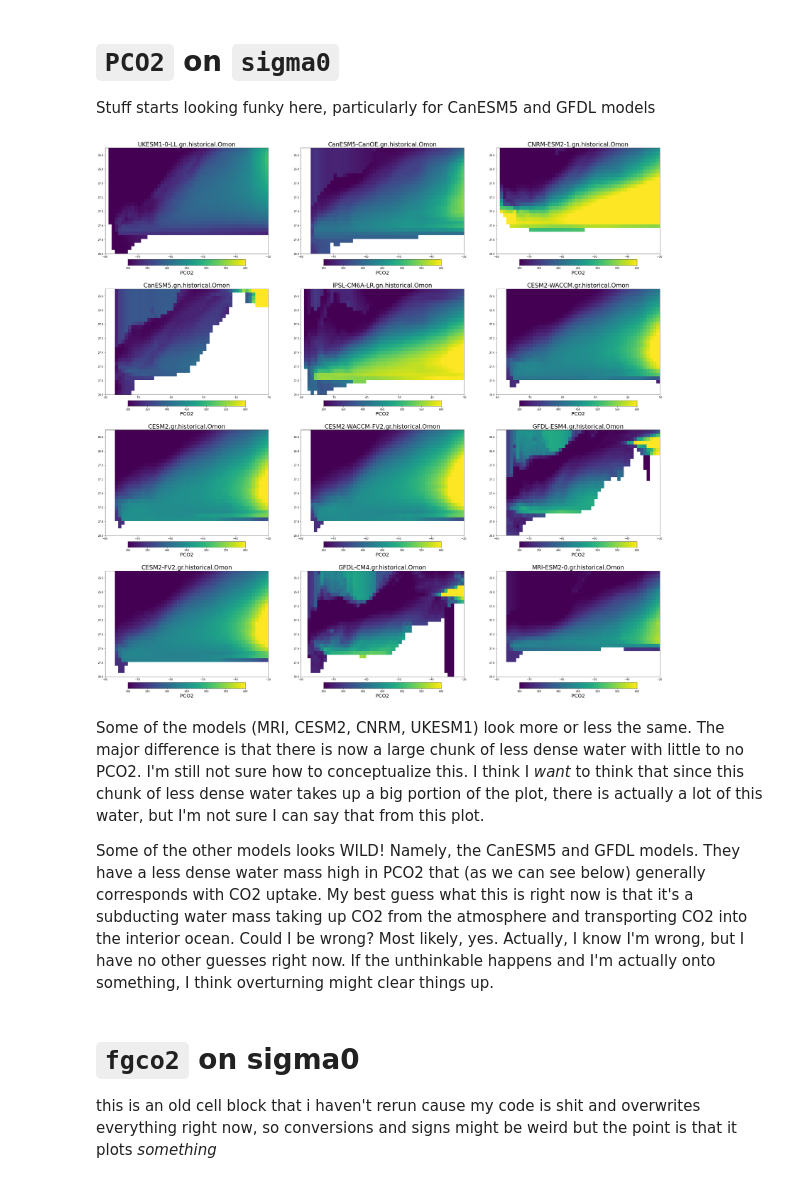
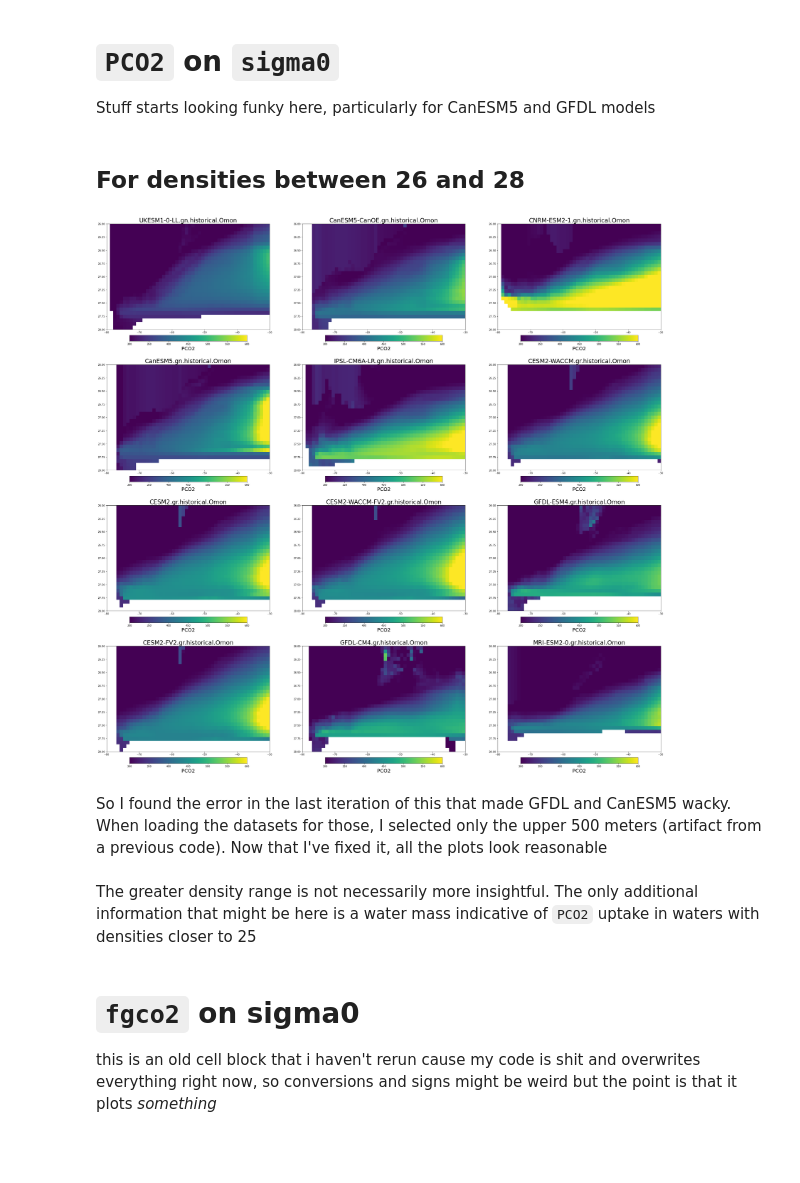
Before and after one commit to abby-baskind/seniorthesis, a Jupyter notebook: notebooks/weight_mean_transform.ipynb, the cells around one changed output. Drawn from its saved outputs; the diff is of its cells as text; code cells hidden in the pictures; blank space fills up the shorter version.

Commit message:
i think these plots are good

```diff
--- a/notebooks/weight_mean_transform.ipynb
+++ b/notebooks/weight_mean_transform.ipynb
@@ -218,39 +249,0 @@ def get_xgcm_special(ds,gridlon='x',gridlat='y',gridlev='lev',periodic=None):
-# %%
-fig, axarr = plt.subplots(nrows = 4, ncols=3, figsize=[40,40])
-target = np.linspace(-2, 30, 60)
-ax_idx = 0 # index for your axes array
-for name, ds in dd.items():
-
-    ax = axarr.flat[ax_idx]
-
-    # Get center and outer z coords
-    ds['lev'] = ds['lev_bounds'].mean('bnds').values
-    ds['lev_outer'] = np.append(ds['lev_bounds'].isel(bnds=0),ds['lev_bounds'].isel(lev=-1,bnds=-1))
-
-    # Generate xgcm grid
-    ds,xgrid = get_xgcm_special(ds,periodic='X')
-    # Create a 3d version of dz
-    ds['dz3d']=ds['dz']*xr.ones_like(ds['PCO2'])
-
-    # Interpolate thetao onto lev_outer
-    ds['thetao_outer'] = xgrid.interp(ds['thetao'], 'Z', boundary='fill')
-    # Need to chunk in lev_outer dimension otherwise transform gets upset
-    ds = ds.chunk({'lev_outer':-1})
-    # Transform dz
-    ds_t = xr.Dataset()
-    ds_t['dz3d'] = xgrid.transform(ds['dz3d'],
-                             'Z',
-                             target,
-                             method='conservative',
-                             target_data=ds['thetao_outer'])
-    # Transform var*dz
-    ds_t['PCO2-dz'] = xgrid.transform(ds['PCO2']*ds['dz3d'],
-                             'Z',
-                             target,
-                             method='conservative',
-                             target_data=ds['thetao_outer'])
-
-    # Now get dz-weighted mean in x
-    ds_t['PCO2'] = ds_t['PCO2-dz'].sum('x')/ds_t['dz3d'].sum('x')
-    ax.pcolormesh(ds_t['PCO2'].y, ds_t['PCO2'].thetao_outer, ds_t['PCO2'].transpose('thetao_outer', 'y'))
-    ax_idx += 1
@@ -259,9 +250,11 @@ for name, ds in dd.items():
 # %% [markdown]
 # `PCO2` on `sigma0`
 Stuff starts looking funky here, particularly for CanESM5 and GFDL models
+# %% [markdown]
+## For densities between 26 and 28
 # %%
 fig, axarr = plt.subplots(nrows = 4, ncols=3, figsize=[40,40])
-target = np.linspace(26.5, 28, 30)
+target = np.linspace(26, 28, 30)
 ax_idx = 0 # index for your axes array
 for name, ds in dd.items():
 
@@ -276,38 +269,38 @@ for name, ds in dd.items():
     # Create a 3d version of dz
     ds['dz3d']=ds['dz']*xr.ones_like(ds['PCO2'])
 
     # Interpolate thetao onto lev_outer
     ds['sigma0_outer'] = xgrid.interp(ds['sigma0'], 'Z', boundary='fill')
     # Need to chunk in lev_outer dimension otherwise transform gets upset
     ds = ds.chunk({'lev_outer':-1})
     # Transform dz
     ds_t = xr.Dataset()
     ds_t['dz3d'] = xgrid.transform(ds['dz3d'],
                              'Z',
                              target,
                              method='conservative',
                              target_data=ds['sigma0_outer'])
     # Transform var*dz
     ds_t['PCO2-dz'] = xgrid.transform(ds['PCO2']*ds['dz3d'],
                              'Z',
                              target,
                              method='conservative',
                              target_data=ds['sigma0_outer'])
 
     # Now get dz-weighted mean in x
     ds_t['PCO2'] = ds_t['PCO2-dz'].sum('x')/ds_t['dz3d'].sum('x')
     im = ax.pcolormesh(ds_t['PCO2'].y, ds_t['PCO2'].sigma0_outer, ds_t['PCO2'].transpose('sigma0_outer', 'y'), vmin = 300, vmax = 600)
     ax.invert_yaxis()
     cbar = plt.colorbar(im,ax = ax, orientation='horizontal',fraction = 0.05, pad=0.05)
     cbar.set_label('PCO2', fontsize = 20)
     ax.set_title(name, fontsize = 24)
     ax_idx += 1
 # %% [output]
-[figure, old version]
+[figure, new version]
 # %% [markdown]
-Some of the models (MRI, CESM2, CNRM, UKESM1) look more or less the same. The major difference is that there is now a large chunk of less dense water with little to no PCO2. I'm still not sure how to conceptualize this. I think I *want* to think that since this chunk of less dense water takes up a big portion of the plot, there is actually a lot of this water, but I'm not sure I can say that from this plot.
-
-Some of the other models looks WILD! Namely, the CanESM5 and GFDL models. They have a less dense water mass high in PCO2 that (as we can see below) generally corresponds with CO2 uptake. My best guess what this is right now is that it's a subducting water mass taking up CO2 from the atmosphere and transporting CO2 into the interior ocean. Could I be wrong? Most likely, yes. Actually, I know I'm wrong, but I have no other guesses right now. If the unthinkable happens and I'm actually onto something, I think overturning might clear things up.
+So I found the error in the last iteration of this that made GFDL and CanESM5 wacky. When loading the datasets for those, I selected only the upper 500 meters (artifact from a previous code). Now that I've fixed it, all the plots look reasonable
+# %% [markdown]
+The greater density range is not necessarily more insightful. The only additional information that might be here is a water mass indicative of `PCO2` uptake in waters with densities closer to 25
 # %% [markdown]
 # `fgco2` on sigma0
 this is an old cell block that i haven't rerun cause my code is shit and overwrites everything right now, so conversions and signs might be weird but the point is that it plots *something*
```
Also changed, not shown: parts of 35 cells of this notebook.
